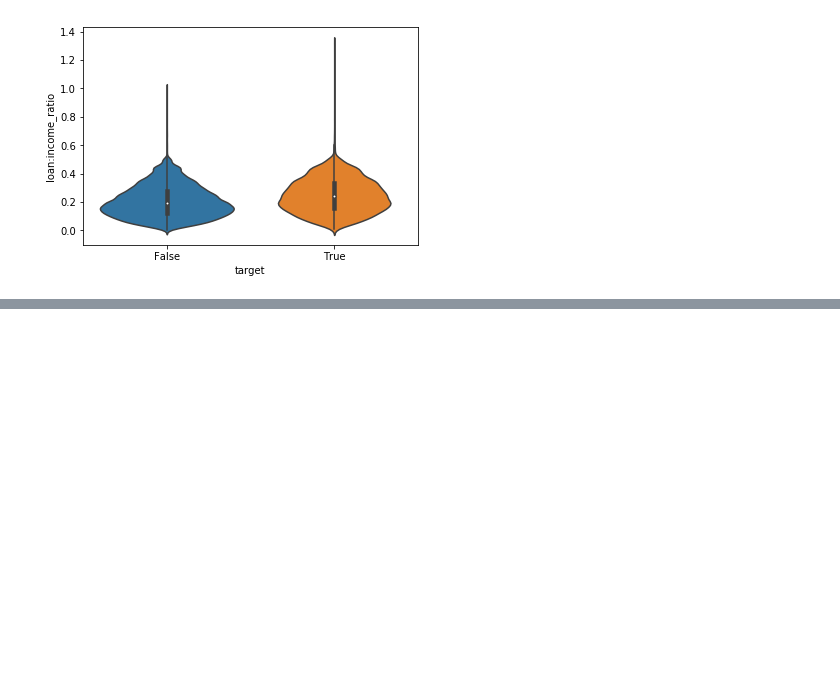
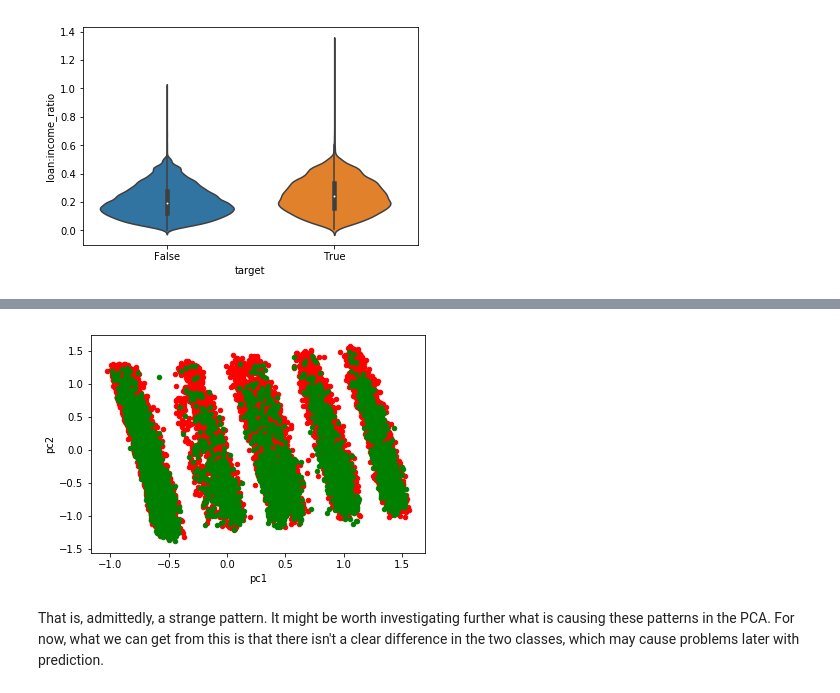
Before and after one commit to andmikey/lendingclub-analysis, a Jupyter notebook: notebooks/exploratory/190913-mandrejc-explore-data.ipynb, the cells around one changed output, grey strips where cells are left out. Drawn from its saved outputs; the diff is of its cells as text; code cells hidden in the pictures; blank space fills up the shorter version.

Commit message:
Add principal component analysis to exploration notebook

```diff
--- a/notebooks/exploratory/190913-mandrejc-explore-data.ipynb
+++ b/notebooks/exploratory/190913-mandrejc-explore-data.ipynb
@@ -155,0 +164,6 @@ dtype: float64
+# %%
+pca_df = df.drop(columns = df.select_dtypes(include='object').columns)
+# %%
+scaler = MinMaxScaler()
+norm_df = pd.DataFrame(scaler.fit_transform(pca_df.values),
+                       columns=pca_df.columns, index=pca_df.index)
@@ -155,0 +180,14 @@ dtype: float64
+# %%
+from sklearn.decomposition import PCA
+pca = PCA(n_components=2)
+principal_components = pca.fit_transform(norm_df.drop(columns = ["target"]))
+pc_df = pd.DataFrame(data = principal_components, columns = ['pc1', 'pc2'])
+# %%
+pc_df = pd.concat([pc_df.reset_index(drop = True), df[["target"]].reset_index(drop = True)], axis = 1)
+# %%
+ax = pc_df[~pc_df["target"]].plot(kind = "scatter", x = "pc1", y = "pc2", color = 'Red')
+ax = pc_df[pc_df["target"]].plot(kind = "scatter", x = "pc1", y = "pc2", ax = ax, color='Green')
+# %% [output]
+[figure, added]
+# %% [markdown]
+That is, admittedly, a strange pattern. It might be worth investigating further what is causing these patterns in the PCA. For now, what we can get from this is that there isn't a clear difference in the two classes, which may cause problems later with prediction.
```
Also changed, not shown: parts of 4 cells of this notebook.
